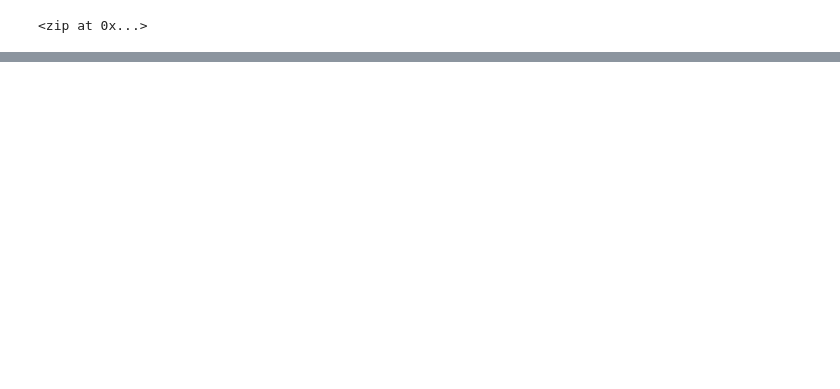
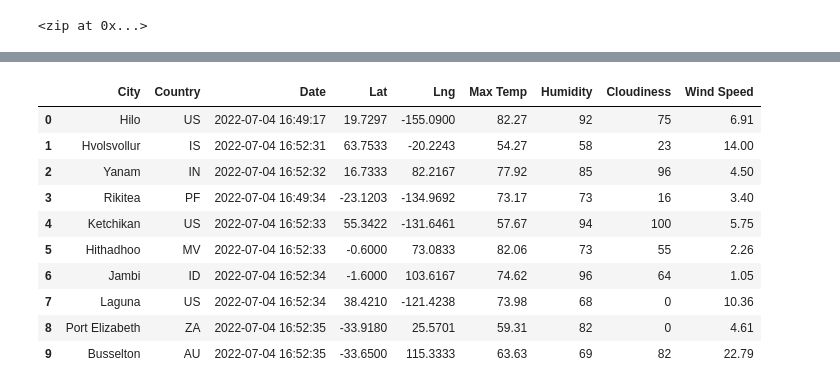
Before and after one commit to jodelunas/World_Weather_Analysis, a Jupyter notebook: WeatherPy.ipynb, the cells around one changed output, grey strips where cells are left out. Saved outputs shown, nothing was run; the diff lists cells and outputs as text; code cells hidden in the pictures; blank space fills up the shorter version.

```diff
--- a/WeatherPy.ipynb
+++ b/WeatherPy.ipynb
@@ -151,0 +162,16 @@ city_data_df.head(10)
+# %%
+new_column_order = ["City", "Country", "Date", "Lat", "Lng", "Max Temp", "Humidity", "Cloudiness", "Wind Speed"]
+city_data_df = city_data_df[new_column_order]
+city_data_df.head(10)
+# %% [output]
+|  | City | Country | Date | Lat | Lng | Max Temp | Humidity | Cloudiness | Wind Speed |
+| 0 | Hilo | US | 2022-07-04 16:49:17 | 19.7297 | -155.0900 | 82.27 | 92 | 75 | 6.91 |
+| 1 | Hvolsvollur | IS | 2022-07-04 16:52:31 | 63.7533 | -20.2243 | 54.27 | 58 | 23 | 14.00 |
+| 2 | Yanam | IN | 2022-07-04 16:52:32 | 16.7333 | 82.2167 | 77.92 | 85 | 96 | 4.50 |
+| 3 | Rikitea | PF | 2022-07-04 16:49:34 | -23.1203 | -134.9692 | 73.17 | 73 | 16 | 3.40 |
+| 4 | Ketchikan | US | 2022-07-04 16:52:33 | 55.3422 | -131.6461 | 57.67 | 94 | 100 | 5.75 |
+| 5 | Hithadhoo | MV | 2022-07-04 16:52:33 | -0.6000 | 73.0833 | 82.06 | 73 | 55 | 2.26 |
+| 6 | Jambi | ID | 2022-07-04 16:52:34 | -1.6000 | 103.6167 | 74.62 | 96 | 64 | 1.05 |
+| 7 | Laguna | US | 2022-07-04 16:52:34 | 38.4210 | -121.4238 | 73.98 | 68 | 0 | 10.36 |
+| 8 | Port Elizabeth | ZA | 2022-07-04 16:52:35 | -33.9180 | 25.5701 | 59.31 | 82 | 0 | 4.61 |
+| 9 | Busselton | AU | 2022-07-04 16:52:35 | -33.6500 | 115.3333 | 63.63 | 69 | 82 | 22.79 |
```
Also changed, not shown: parts of 6 cells of this notebook, 2 other files.
